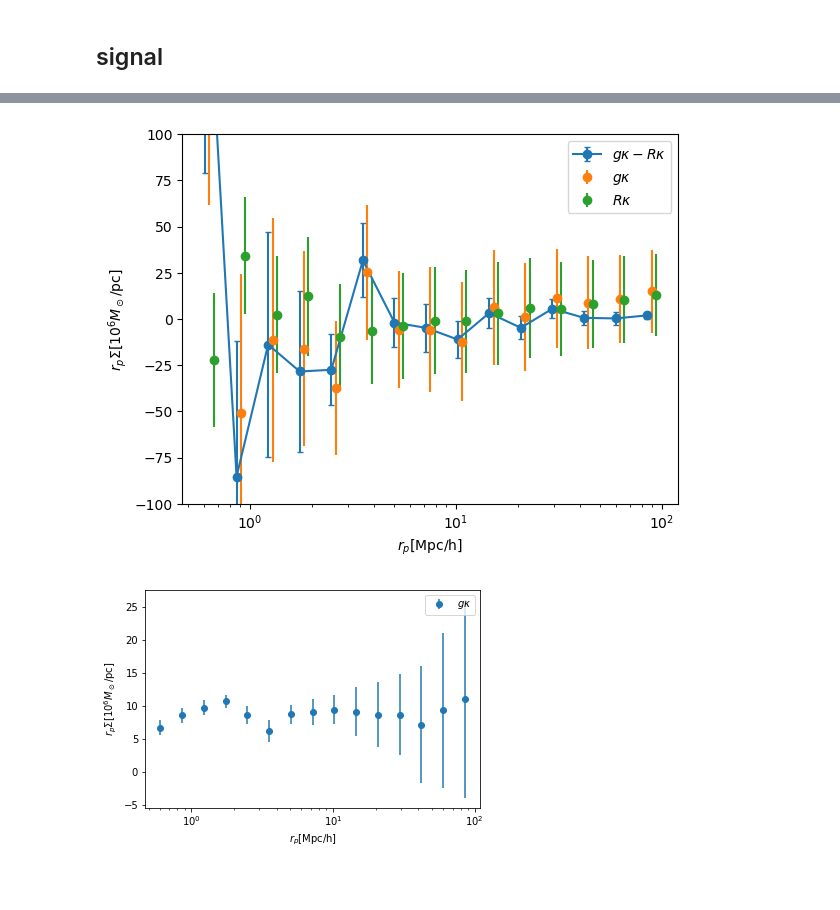
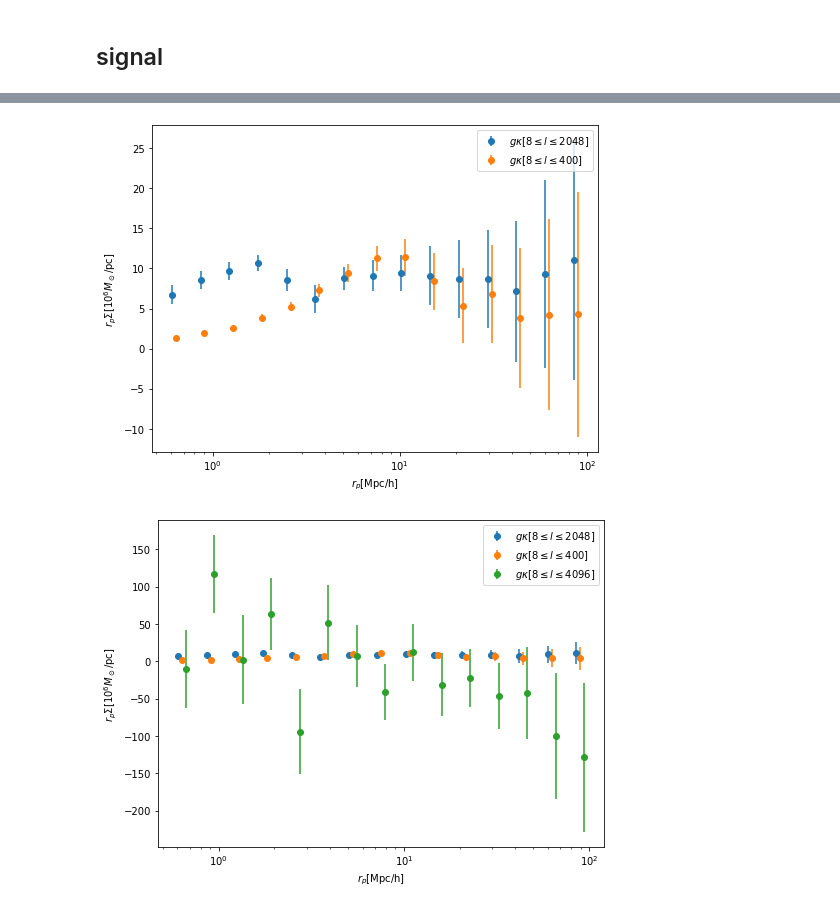
Before and after one commit to MeloDi-23/quasar-CMB-lensing-correlation, a Jupyter notebook: jupyter/result_cmass.ipynb, the cells around one changed output, grey strips where cells are left out. Drawn from its saved outputs; the diff is of its cells as text; code cells hidden in the pictures; blank space fills up the shorter version.

```diff
--- a/jupyter/result_cmass.ipynb
+++ b/jupyter/result_cmass.ipynb
@@ -167,29 +142,58 @@ plt.show()
 [figure]
+# %%
+dat_2 = np.load('../calculation_data/result_r=0.5_100_15_cmass_cut_400.npy')
+value_2 = dat_2[0]
+weight_2 = dat_2[1]
+mean_2 = weight_nan_mean(value_2, weight_2)
+def jackknife_resample_q(i):
+    idx = pix != i
+    return weight_nan_mean(value_2[idx], weight_2[idx])
+pro = mp.Pool(20)
+jack_val_q = np.vstack(pro.map(jackknife_resample_q, np.unique(pix)))
+cov_mat = np.cov(jack_val_q, ddof=1, rowvar=False)
+std_2 = np.std(jack_val_q, axis=0, ddof=1)
+# %%
+dat_3 = np.load('../calculation_data/result_r=0.5_100_15_cmass_cut_4096.npy')
+value_3 = dat_3[0]
+weight_3 = dat_3[1]
+
+mean_3 = weight_nan_mean(value_3, weight_3)
+def jackknife_resample_q(i):
+    idx = pix != i
+    return weight_nan_mean(value_3[idx], weight_3[idx])
+pro = mp.Pool(20)
+jack_val_q = np.vstack(pro.map(jackknife_resample_q, np.unique(pix)))
+cov_mat = np.cov(jack_val_q, ddof=1, rowvar=False)
+std_3 = np.std(jack_val_q, axis=0, ddof=1)
 # %%
 r_bins = np.geomspace(0.5, 100, 15+1)        # unit: cMpc/h
 r = (r_bins[1:]+r_bins[:-1])/2
-
-plt.errorbar(r, sig, std_sub*np.sqrt(len(np.unique(pix))), capsize=2, fmt='-o', label='$g\\kappa-R\\kappa$')
-plt.errorbar(r*1.05, mean, std*np.sqrt(len(np.unique(pix))), label='$g\\kappa$', fmt='o')
-plt.errorbar(r*1.05*1.05, mean_r, std_r*np.sqrt(len(np.unique(pix_r))), label='$R\\kappa$', fmt='o')
-plt.semilogx()
-plt.xlabel('$r_p[\\mathrm{Mpc/h}]$')
-plt.ylabel('$r_p\\Sigma[10^6 M_\\odot/\\mathrm{pc}]$')
-plt.ylim(top=100, bottom=-100)
-plt.legend()
+fig, ax = plt.subplots(figsize=(8, 6))
+ax.errorbar(r, r*mean, r*std*np.sqrt(len(np.unique(pix))), label='$g\\kappa[8\\leq l\\leq 2048]$', fmt='o')
+ax.errorbar(r*1.05, r*mean_2, r*std_2*np.sqrt(len(np.unique(pix))), label='$g\\kappa[8\\leq l\\leq 400]$', fmt='o')
+# plt.errorbar(r*1.05*1.05, r*mean_3, r*std_3*np.sqrt(len(np.unique(pix))), label='$g\\kappa[8\\leq l\\leq 4096]$', fmt='o')
+ax.semilogx()
+ax.set_xlabel('$r_p[\\mathrm{Mpc/h}]$')
+ax.set_ylabel('$r_p\\Sigma[10^6 M_\\odot/\\mathrm{pc}]$')
+# plt.ylim(top=100, bottom=-100)
+ax.legend()
+plt.savefig('./fig/cmass_l_cut_comp.jpg')
 plt.show()
 # %% [output]
-[figure, old version]
+[figure, new version]
 # %%
 r_bins = np.geomspace(0.5, 100, 15+1)        # unit: cMpc/h
 r = (r_bins[1:]+r_bins[:-1])/2
-
-plt.errorbar(r, r*mean, r*std*np.sqrt(len(np.unique(pix))), label='$g\\kappa$', fmt='o')
-plt.semilogx()
-plt.xlabel('$r_p[\\mathrm{Mpc/h}]$')
-plt.ylabel('$r_p\\Sigma[10^6 M_\\odot/\\mathrm{pc}]$')
-# plt.ylim(top=100, bottom=-100)
-plt.legend()
+fig, ax = plt.subplots(figsize=(8, 6))
+ax.errorbar(r, r*mean, r*std*np.sqrt(len(np.unique(pix))), label='$g\\kappa[8\\leq l\\leq 2048]$', fmt='o')
+ax.errorbar(r*1.05, r*mean_2, r*std_2*np.sqrt(len(np.unique(pix))), label='$g\\kappa[8\\leq l\\leq 400]$', fmt='o')
+plt.errorbar(r*1.05*1.05, r*mean_3, r*std_3*np.sqrt(len(np.unique(pix))), label='$g\\kappa[8\\leq l\\leq 4096]$', fmt='o')
+ax.semilogx()
+ax.set_xlabel('$r_p[\\mathrm{Mpc/h}]$')
+ax.set_ylabel('$r_p\\Sigma[10^6 M_\\odot/\\mathrm{pc}]$')
+# plt.ylim(top=30, bottom=-30)
+ax.legend()
+plt.savefig('./fig/cmass_l_cut_comp_2.jpg')
 plt.show()
 # %% [output]
-[figure, old version]
+[figure, new version]
```
Also changed, not shown: parts of 3 cells of this notebook, 18 other files.
